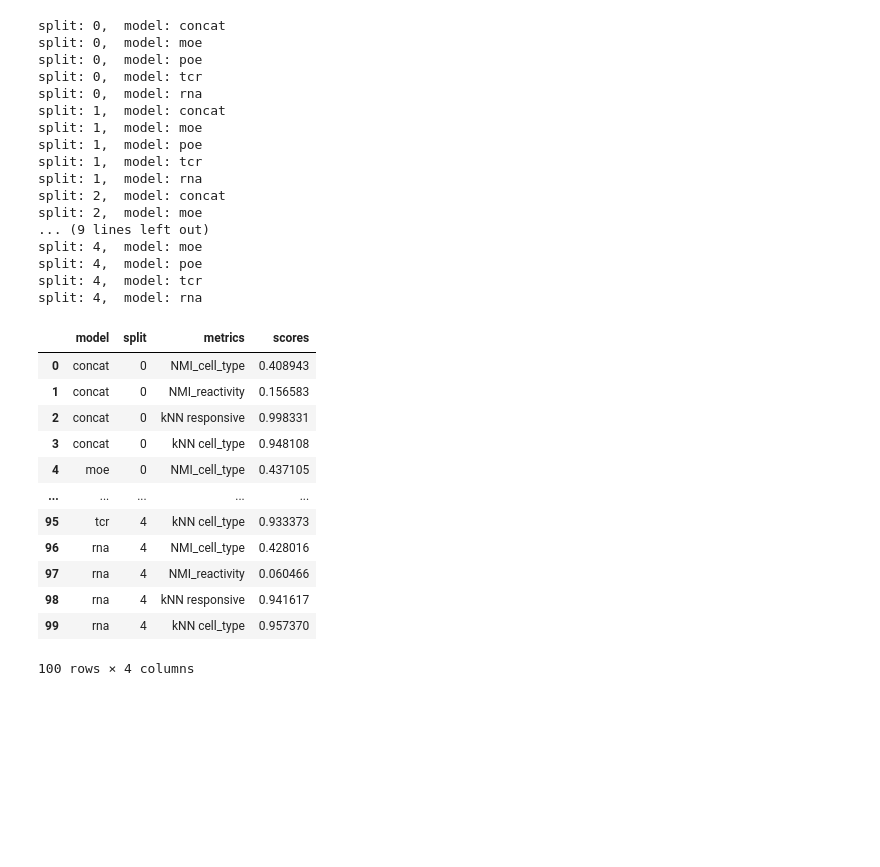
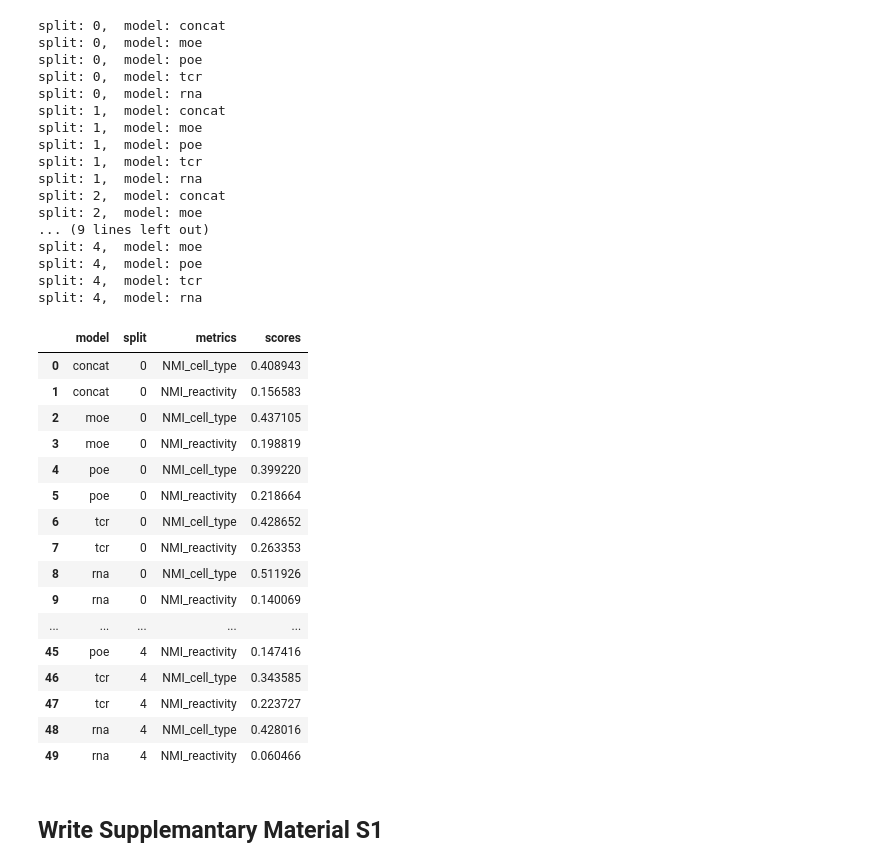
Before and after one commit to SchubertLab/mvTCR_reproducibility, a Jupyter notebook: evaluation/Evaluation_Fig_1.ipynb, the cells around one changed output. Drawn from its saved outputs; the diff is of its cells as text; code cells hidden in the pictures; blank space fills up the shorter version.

```diff
--- a/evaluation/Evaluation_Fig_1.ipynb
+++ b/evaluation/Evaluation_Fig_1.ipynb
@@ -108,15 +93,6 @@ for split in range(0, 5):
         metrics.append('NMI')
         scores.append(best_nmi)
 
-        test_embedding_func = get_model_prediction_function(model, do_adata=True, metadata=['binding_name'])
-        knn_within = run_knn_within_set_evaluation(data, test_embedding_func,
-                                                   'binding_name', subset=['train', 'val'])
-        knn_within = knn_within['weighted_f1_binding_name']
-        model_names.append(model_name)
-        splits.append(split)
-        metrics.append('kNN within')
-        scores.append(knn_within)
-
 results_10x_1 = {
     'model': model_names,
     'split': splits,
@@ -193,16 +173,6 @@ for split in range(0, 5):
         metrics.append('NMI')
         scores.append(best_nmi)
 
-        test_embedding_func = get_model_prediction_function(model, do_adata=True, metadata=['binding_name'])
-        knn_within = run_knn_within_set_evaluation(data, test_embedding_func,
-                                                   'binding_name', subset=['train', 'val'])
-        knn_within = knn_within['weighted_f1_binding_name']
-        model_names.append(model_name)
-        splits.append(split)
-        metrics.append('kNN within')
-        scores.append(knn_within)
-
-
 results_10x_2 = {
     'model': model_names,
     'split': splits,
@@ -278,54 +248,50 @@ for split in range(0, 5):
         metrics.append('NMI_reactivity')
         scores.append(best_nmi)
 
-        for label_name in ['responsive', 'cell_type']:
-            test_embedding_func = get_model_prediction_function(model, do_adata=True, metadata=[label_name])
-            knn_within = run_knn_within_set_evaluation(data, test_embedding_func,
-                                                       label_name, subset=['train', 'val'])
-            knn_within = knn_within[f'weighted_f1_{label_name}']
-            model_names.append(model_name)
-            splits.append(split)
-            metrics.append(f'kNN {label_name}')
-            scores.append(knn_within)
-
 
 results_covid = {
     'model': model_names,
     'split': splits,
     'metrics': metrics,
     'scores': scores,
 }
 results_covid = pd.DataFrame(results_covid)
 results_covid.to_csv('../results/performance_covid.csv')
 results_covid
 # %% [output]
 split: 0,  model: concat
 split: 0,  model: moe
 split: 0,  model: poe
 split: 0,  model: tcr
 split: 0,  model: rna
 split: 1,  model: concat
 split: 1,  model: moe
 split: 1,  model: poe
 split: 1,  model: tcr
 split: 1,  model: rna
 split: 2,  model: concat
 split: 2,  model: moe
 ... (9 lines left out)
 split: 4,  model: moe
 split: 4,  model: poe
 split: 4,  model: tcr
 split: 4,  model: rna
 |  | model | split | metrics | scores |
 | 0 | concat | 0 | NMI_cell_type | 0.408943 |
 | 1 | concat | 0 | NMI_reactivity | 0.156583 |
-| 2 | concat | 0 | kNN responsive | 0.998331 |
-| 3 | concat | 0 | kNN cell_type | 0.948108 |
-| 4 | moe | 0 | NMI_cell_type | 0.437105 |
+| 2 | moe | 0 | NMI_cell_type | 0.437105 |
+| 3 | moe | 0 | NMI_reactivity | 0.198819 |
+| 4 | poe | 0 | NMI_cell_type | 0.399220 |
+| 5 | poe | 0 | NMI_reactivity | 0.218664 |
+| 6 | tcr | 0 | NMI_cell_type | 0.428652 |
+| 7 | tcr | 0 | NMI_reactivity | 0.263353 |
+| 8 | rna | 0 | NMI_cell_type | 0.511926 |
+| 9 | rna | 0 | NMI_reactivity | 0.140069 |
 | ... | ... | ... | ... | ... |
-| 95 | tcr | 4 | kNN cell_type | 0.933373 |
-| 96 | rna | 4 | NMI_cell_type | 0.428016 |
-| 97 | rna | 4 | NMI_reactivity | 0.060466 |
-| 98 | rna | 4 | kNN responsive | 0.941617 |
-| 99 | rna | 4 | kNN cell_type | 0.957370 |
+| 45 | poe | 4 | NMI_reactivity | 0.147416 |
+| 46 | tcr | 4 | NMI_cell_type | 0.343585 |
+| 47 | tcr | 4 | NMI_reactivity | 0.223727 |
+| 48 | rna | 4 | NMI_cell_type | 0.428016 |
+| 49 | rna | 4 | NMI_reactivity | 0.060466 |
-100 rows × 4 columns
+# %% [markdown]
+## Write Supplemantary Material S1
```
Also changed, not shown: parts of 4 cells of this notebook, 4 other files.
